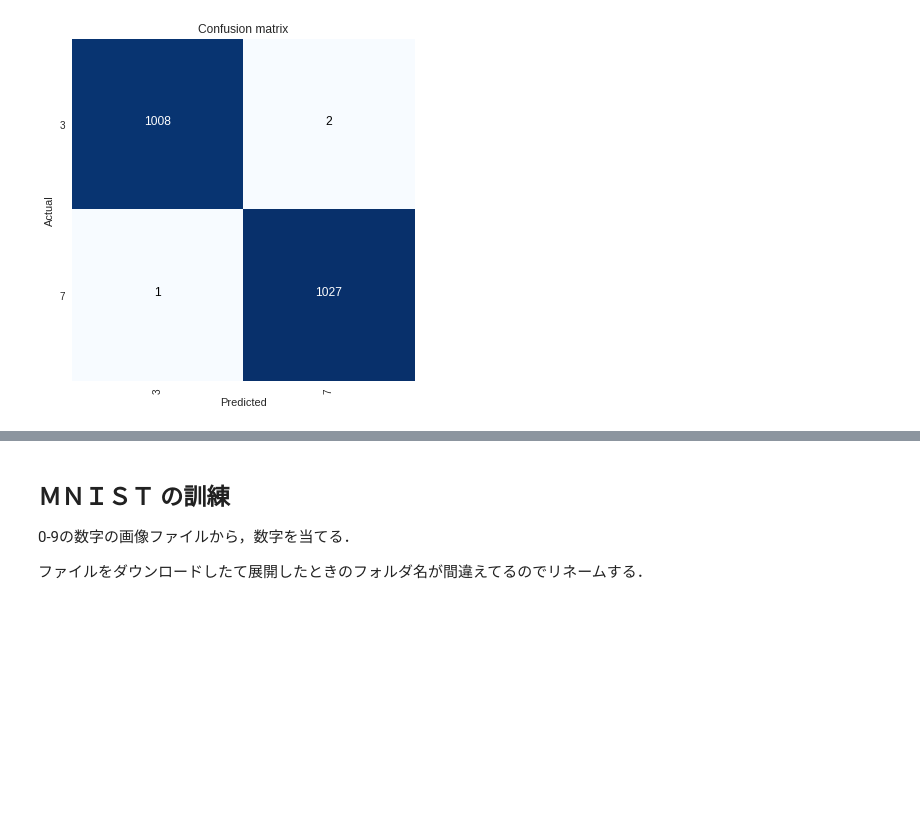
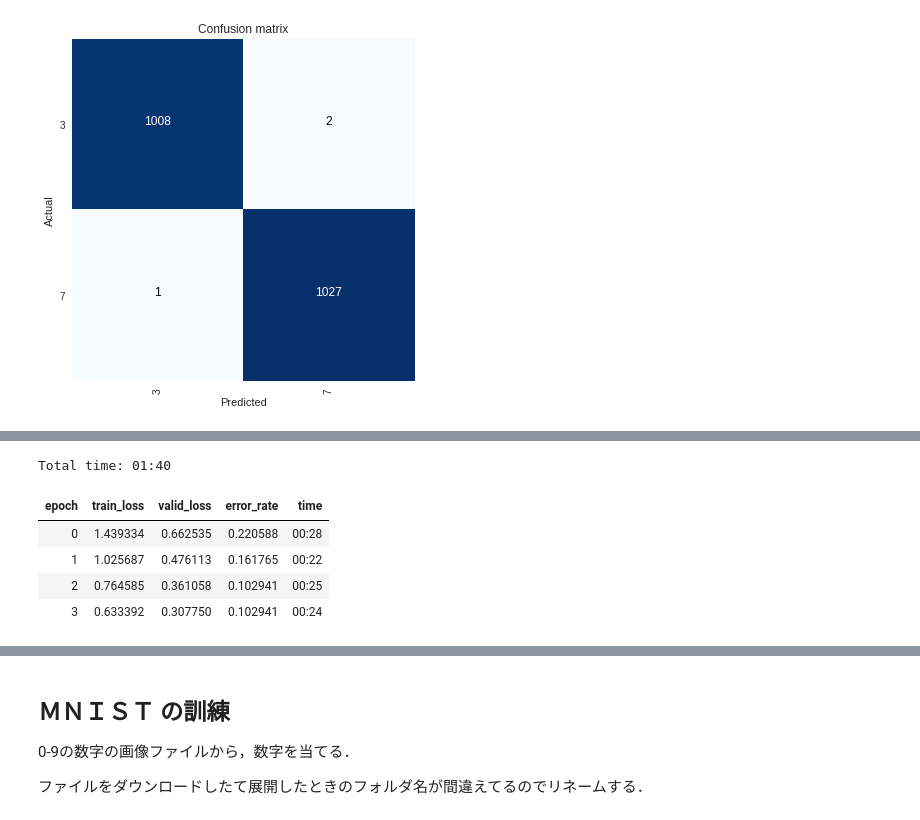
Before and after one commit to mickeykubo/analytics_book, a Jupyter notebook: fastai_training_ver2.ipynb, the cells around one changed output, grey strips where cells are left out. Saved outputs shown, nothing was run; the diff lists cells and outputs as text; code cells hidden in the pictures; blank space fills up the shorter version.

```diff
--- a/fastai_training_ver2.ipynb
+++ b/fastai_training_ver2.ipynb
@@ -258,0 +300,10 @@ interp.plot_confusion_matrix()
+# %%
+learn = cnn_learner(data, models.resnet34, metrics=error_rate)
+learn.fit_one_cycle(4)
+# %% [output]
+Total time: 01:40
+| epoch | train_loss | valid_loss | error_rate | time |
+| 0 | 1.439334 | 0.662535 | 0.220588 | 00:28 |
+| 1 | 1.025687 | 0.476113 | 0.161765 | 00:22 |
+| 2 | 0.764585 | 0.361058 | 0.102941 | 00:25 |
+| 3 | 0.633392 | 0.307750 | 0.102941 | 00:24 |
```
Also changed, not shown: parts of 8 cells of this notebook.
